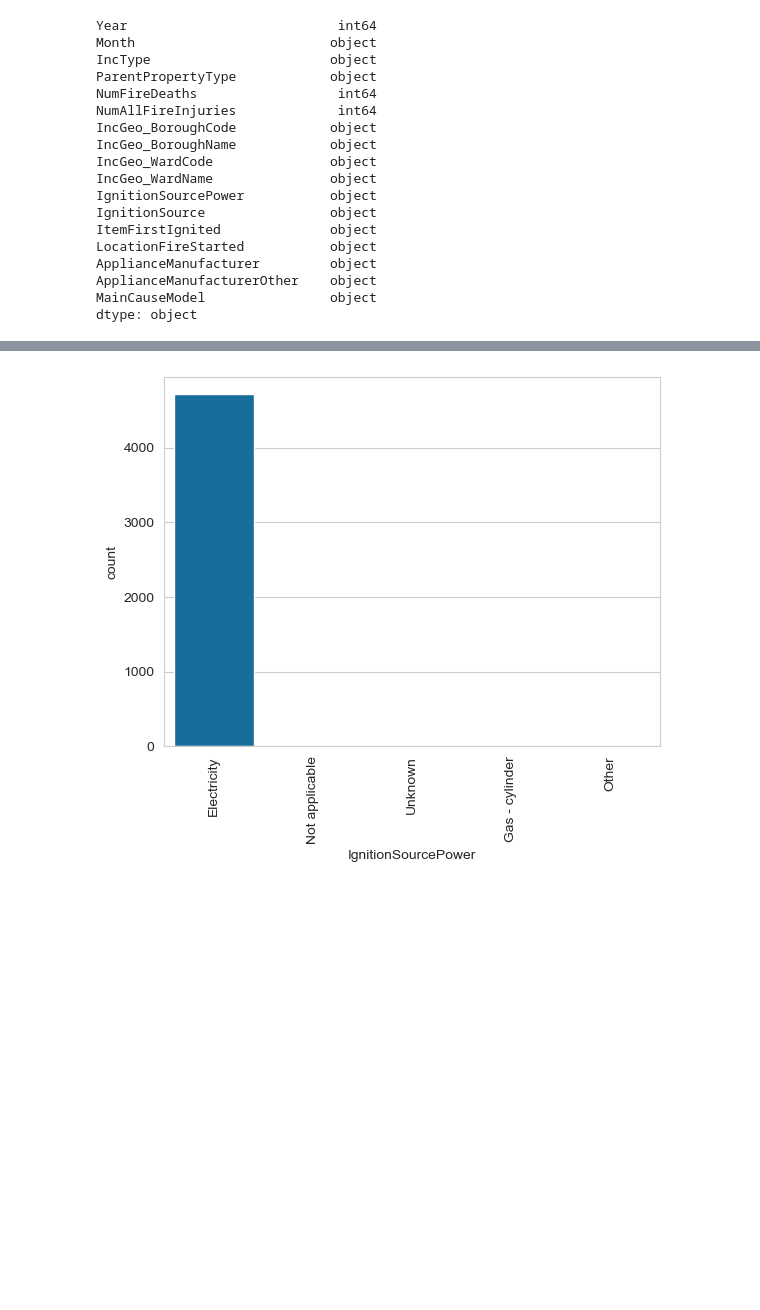
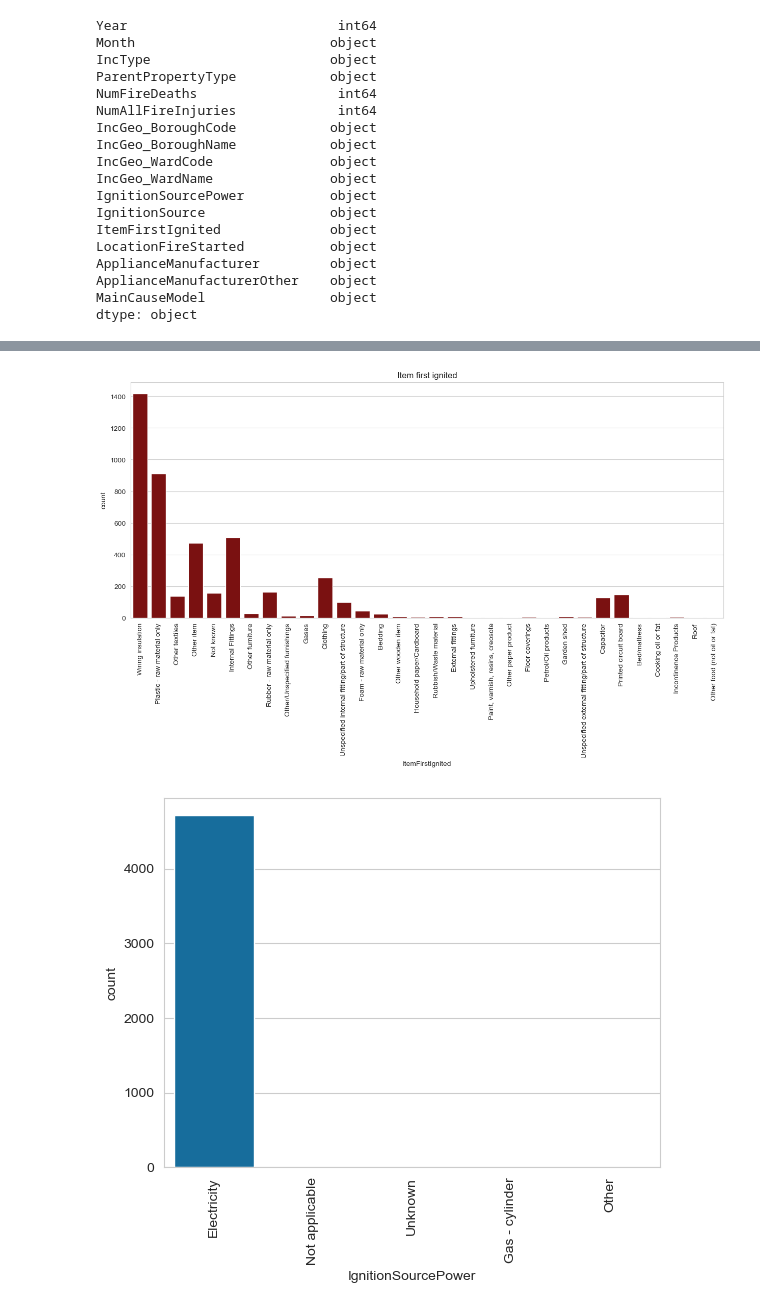
Before and after one commit to tgrubb550/Big-Data-Group-1, a Jupyter notebook: Fires EDA.ipynb, the cells around one changed output, grey strips where cells are left out. Saved outputs shown, nothing was run; the diff lists cells and outputs as text; code cells hidden in the pictures; blank space fills up the shorter version.

Commit message:
addded new chart showing first item to ignite

```diff
--- a/Fires EDA.ipynb
+++ b/Fires EDA.ipynb
@@ -49,6 +49,17 @@ fire_df.head(5)
 | 2 | 2009 | June | Primary Fire | Purpose Built Flats/Maisonettes | 0 | 1 | E09000016 | ... |
 | 3 | 2009 | July | Primary Fire | Purpose Built Flats/Maisonettes | 0 | 0 | E09000022 | ... |
 | 4 | 2009 | July | Primary Fire | Purpose Built Flats/Maisonettes | 0 | 0 | E09000007 | ... |
+# %%
+# Plot of the item first ignited source
+
+plt.figure(figsize=(15, 6))
+
+sns.countplot(data=fire_df, x='ItemFirstIgnited', color='darkred')
+plt.xticks(rotation=90)
+plt.title("Item first ignited")
+plt.show()
+# %% [output]
+[figure, added]
 # %%
 # Plot of the ignition source
 
```
